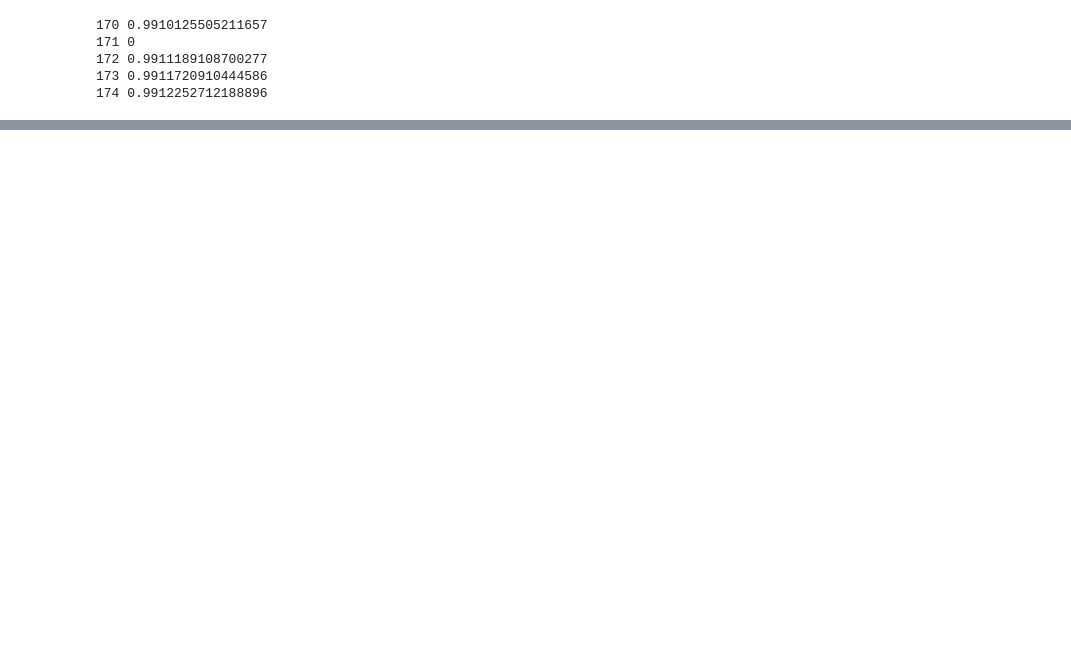
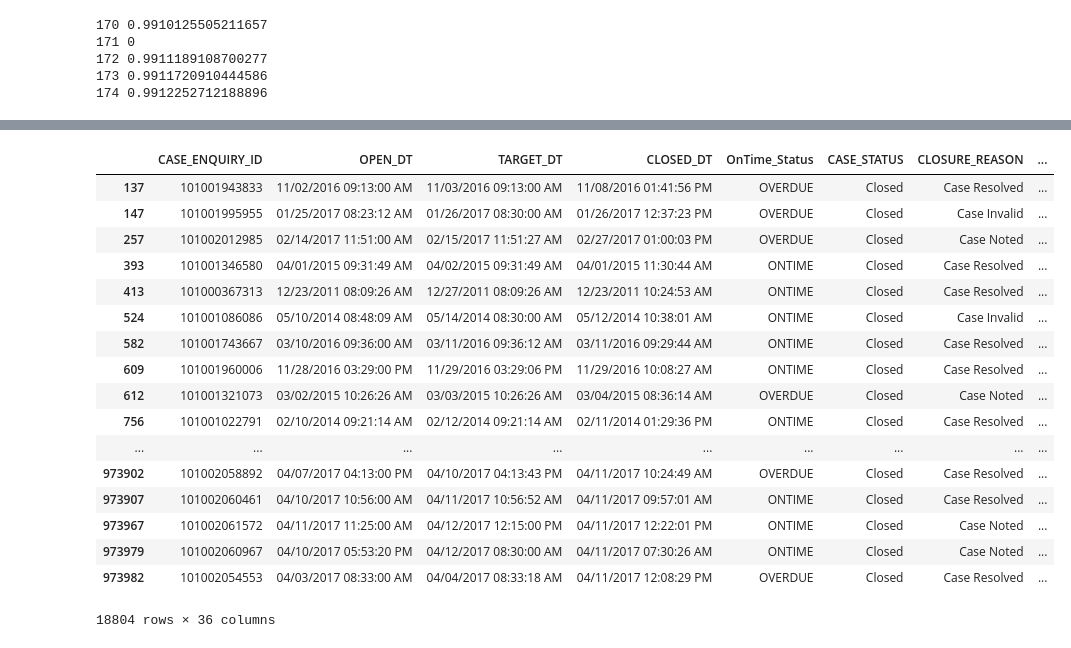
Before and after one commit to townie/BOSTON_potholes, a Jupyter notebook: src/profile/init_explore.ipynb, the cells around one changed output, grey strips where cells are left out. Cells and saved outputs as stored; diff of their text form; code cells hidden in the pictures; blank space fills up the shorter version.

```diff
--- a/src/profile/init_explore.ipynb
+++ b/src/profile/init_explore.ipynb
@@ -464,0 +509,21 @@ for cut_off in cut_off_dates:
+# %%
+citizens_df
+# %% [output]
+|  | CASE_ENQUIRY_ID | OPEN_DT | TARGET_DT | CLOSED_DT | OnTime_Status | CASE_STATUS | CLOSURE_REASON | ... |
+| 137 | 101001943833 | 11/02/2016 09:13:00 AM | 11/03/2016 09:13:00 AM | 11/08/2016 01:41:56 PM | OVERDUE | Closed | Case Resolved | ... |
+| 147 | 101001995955 | 01/25/2017 08:23:12 AM | 01/26/2017 08:30:00 AM | 01/26/2017 12:37:23 PM | OVERDUE | Closed | Case Invalid | ... |
+| 257 | 101002012985 | 02/14/2017 11:51:00 AM | 02/15/2017 11:51:27 AM | 02/27/2017 01:00:03 PM | OVERDUE | Closed | Case Noted | ... |
+| 393 | 101001346580 | 04/01/2015 09:31:49 AM | 04/02/2015 09:31:49 AM | 04/01/2015 11:30:44 AM | ONTIME | Closed | Case Resolved | ... |
+| 413 | 101000367313 | 12/23/2011 08:09:26 AM | 12/27/2011 08:09:26 AM | 12/23/2011 10:24:53 AM | ONTIME | Closed | Case Resolved | ... |
+| 524 | 101001086086 | 05/10/2014 08:48:09 AM | 05/14/2014 08:30:00 AM | 05/12/2014 10:38:01 AM | ONTIME | Closed | Case Invalid | ... |
+| 582 | 101001743667 | 03/10/2016 09:36:00 AM | 03/11/2016 09:36:12 AM | 03/11/2016 09:29:44 AM | ONTIME | Closed | Case Resolved | ... |
+| 609 | 101001960006 | 11/28/2016 03:29:00 PM | 11/29/2016 03:29:06 PM | 11/29/2016 10:08:27 AM | ONTIME | Closed | Case Resolved | ... |
+| 612 | 101001321073 | 03/02/2015 10:26:26 AM | 03/03/2015 10:26:26 AM | 03/04/2015 08:36:14 AM | OVERDUE | Closed | Case Noted | ... |
+| 756 | 101001022791 | 02/10/2014 09:21:14 AM | 02/12/2014 09:21:14 AM | 02/11/2014 01:29:36 PM | ONTIME | Closed | Case Resolved | ... |
+| ... | ... | ... | ... | ... | ... | ... | ... | ... |
+| 973902 | 101002058892 | 04/07/2017 04:13:00 PM | 04/10/2017 04:13:43 PM | 04/11/2017 10:24:49 AM | OVERDUE | Closed | Case Resolved | ... |
+| 973907 | 101002060461 | 04/10/2017 10:56:00 AM | 04/11/2017 10:56:52 AM | 04/11/2017 09:57:01 AM | ONTIME | Closed | Case Resolved | ... |
+| 973967 | 101002061572 | 04/11/2017 11:25:00 AM | 04/12/2017 12:15:00 PM | 04/11/2017 12:22:01 PM | ONTIME | Closed | Case Noted | ... |
+| 973979 | 101002060967 | 04/10/2017 05:53:20 PM | 04/12/2017 08:30:00 AM | 04/11/2017 07:30:26 AM | ONTIME | Closed | Case Noted | ... |
+| 973982 | 101002054553 | 04/03/2017 08:33:00 AM | 04/04/2017 08:33:18 AM | 04/11/2017 12:08:29 PM | OVERDUE | Closed | Case Resolved | ... |
+18804 rows × 36 columns
```
Also changed, not shown: parts of 18 cells of this notebook, 7 other files.
